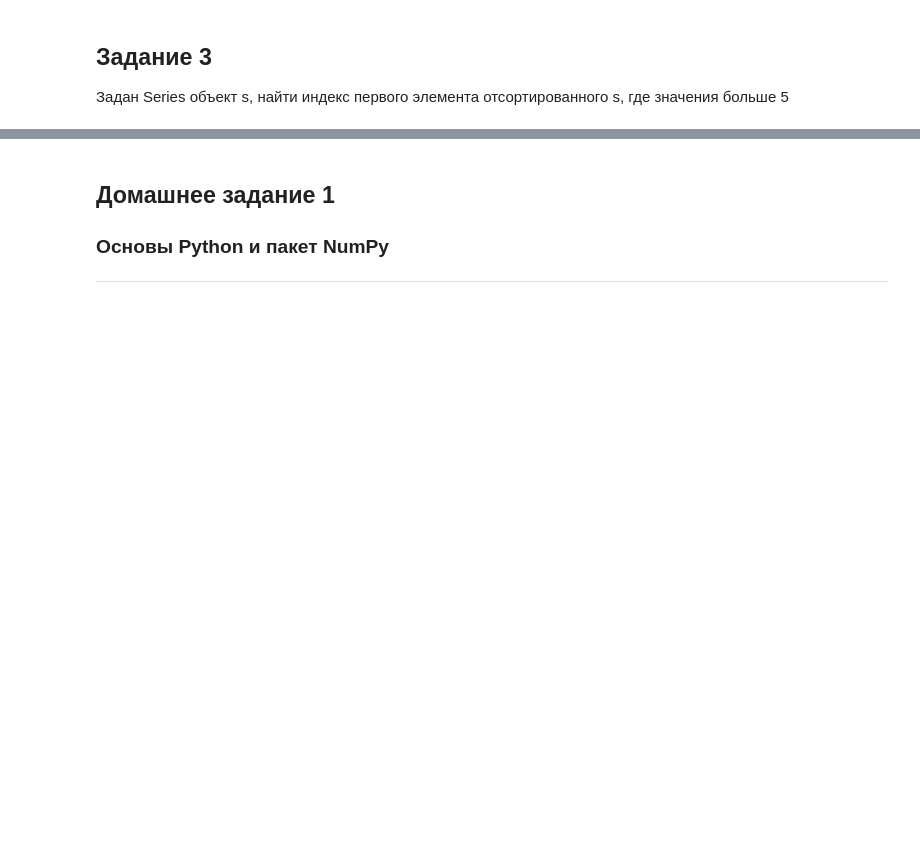
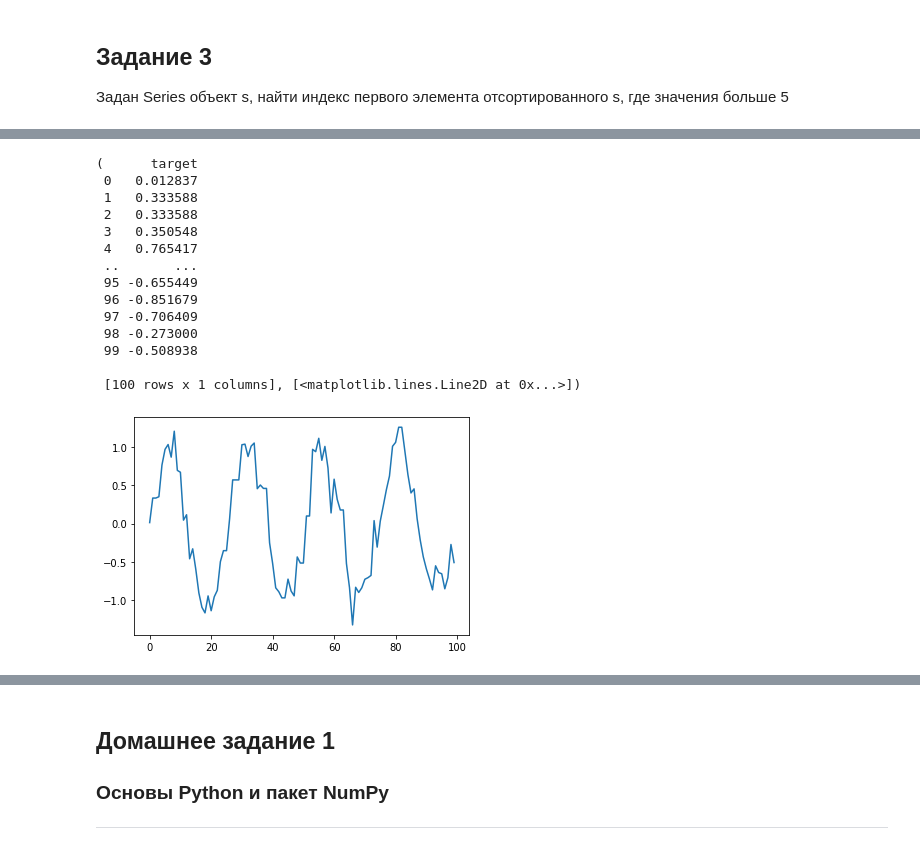
Before and after one commit to nkrupiy/scratches, a Jupyter notebook: homework1_Крупий_Николай.ipynb, the cells around one changed output, grey strips where cells are left out. Drawn from its saved outputs; the diff is of its cells as text; code cells hidden in the pictures; blank space fills up the shorter version.

```diff
--- a/homework1_Крупий_Николай.ipynb
+++ b/homework1_Крупий_Николай.ipynb
@@ -56,0 +76,37 @@ AttributeError: ignored
+# %%
+# импортируем библиотеку для создания шума
+import random
+# библиотека для визуализации
+import matplotlib.pyplot as plt
+
+# создадим наши данные и добавим к каждой точке синусоиды случайный шум
+a = np.linspace(0, 25, 100)
+a = np.sin(a) + [random.gauss(0, 0.2) for i in range(len(a))]
+
+# создадим 10 случайных пропусков
+for i in range(10):
+    a[random.randint(0, len(a) - 1)] = None
+# создадим датафрейм
+df = pd.DataFrame({'target':a})
+
+# ваш код тут
+df.fillna(method='ffill', inplace=True)
+
+# отобразим
+df, plt.plot(df.target.values)
+# %% [output]
+(      target
+ 0   0.012837
+ 1   0.333588
+ 2   0.333588
+ 3   0.350548
+ 4   0.765417
+ ..       ...
+ 95 -0.655449
+ 96 -0.851679
+ 97 -0.706409
+ 98 -0.273000
+ 99 -0.508938
+
+ [100 rows x 1 columns], [<matplotlib.lines.Line2D at 0x...>])
+[figure, added]
```
Also changed, not shown: parts of 17 cells of this notebook.
